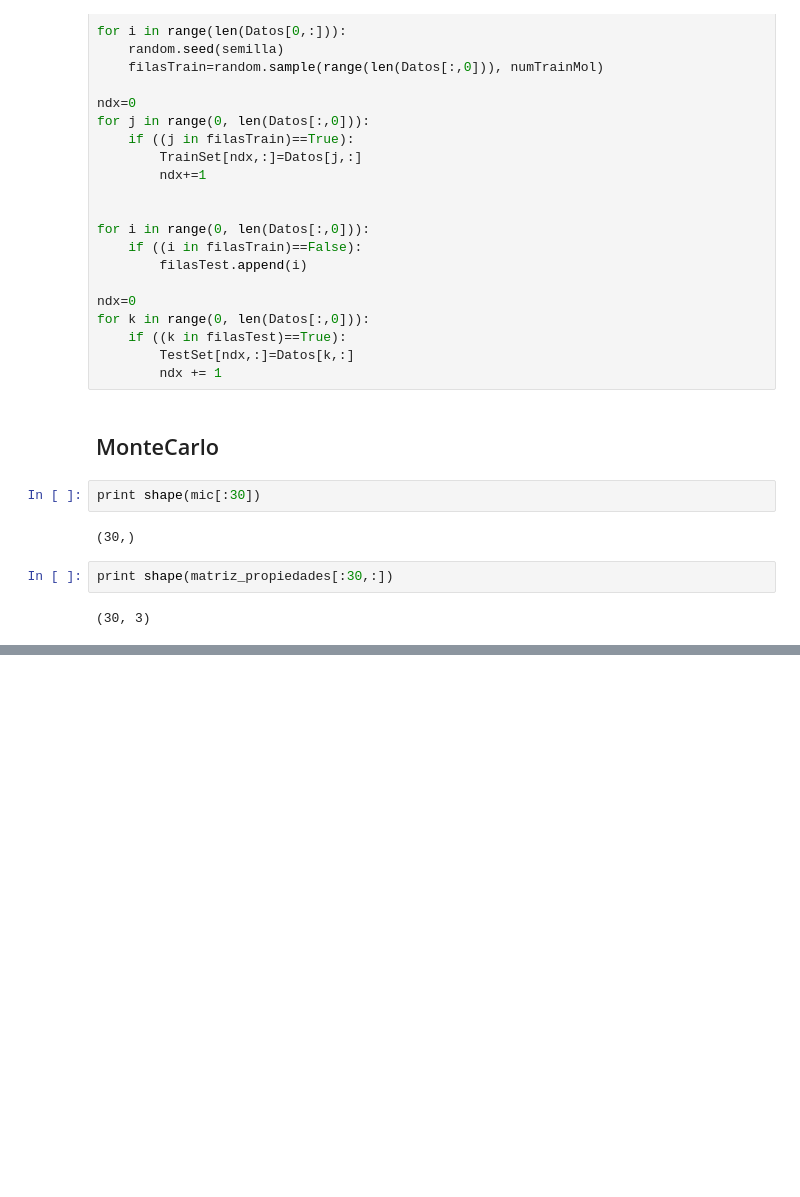
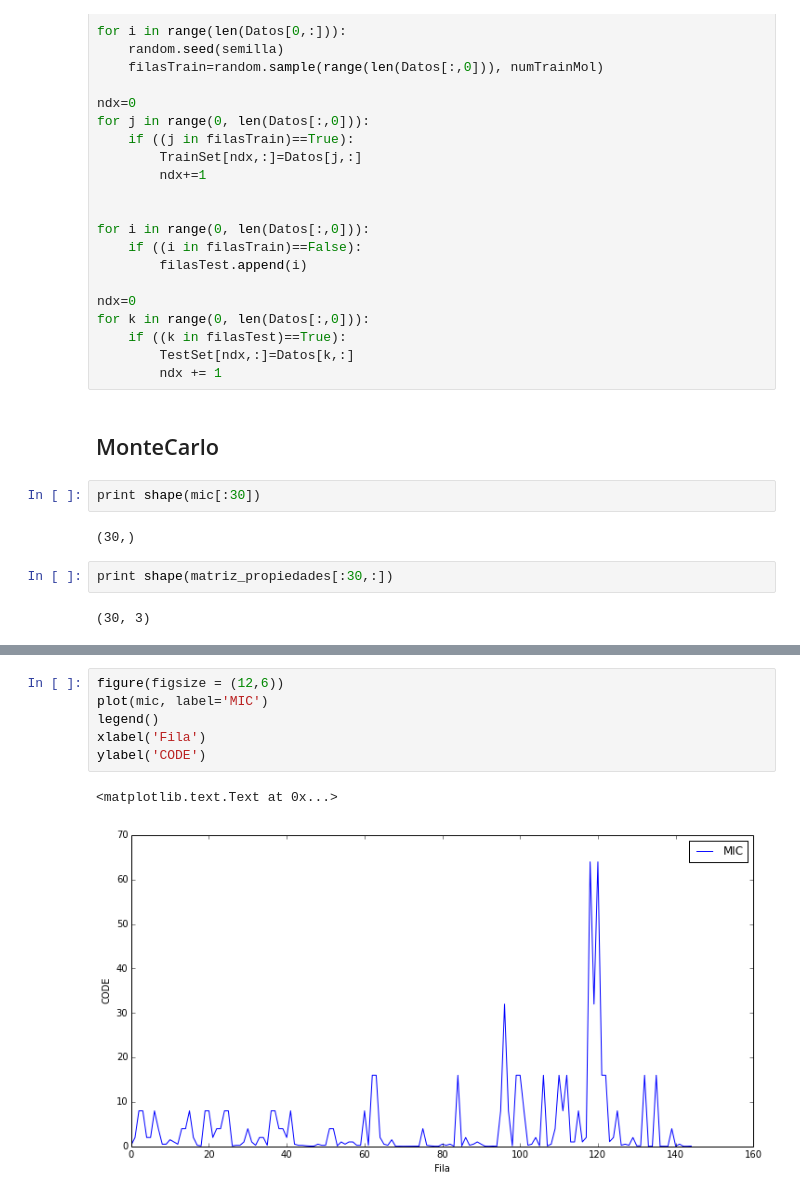
Before and after one commit to cebasfu93/CODE, a Jupyter notebook: CODE.ipynb, the cells around one changed output, grey strips where cells are left out. Cells and saved outputs as stored; diff of their text form; blank space fills up the shorter version.

```diff
--- a/CODE.ipynb
+++ b/CODE.ipynb
@@ -114,0 +117,9 @@ xlim(0,30)
+# %%
+figure(figsize = (12,6))
+plot(mic, label='MIC')
+legend()
+xlabel('Fila')
+ylabel('CODE')
+# %% [output]
+<matplotlib.text.Text at 0x...>
+[figure, added]
```
Also changed, not shown: parts of 2 cells of this notebook, 4 other files.
